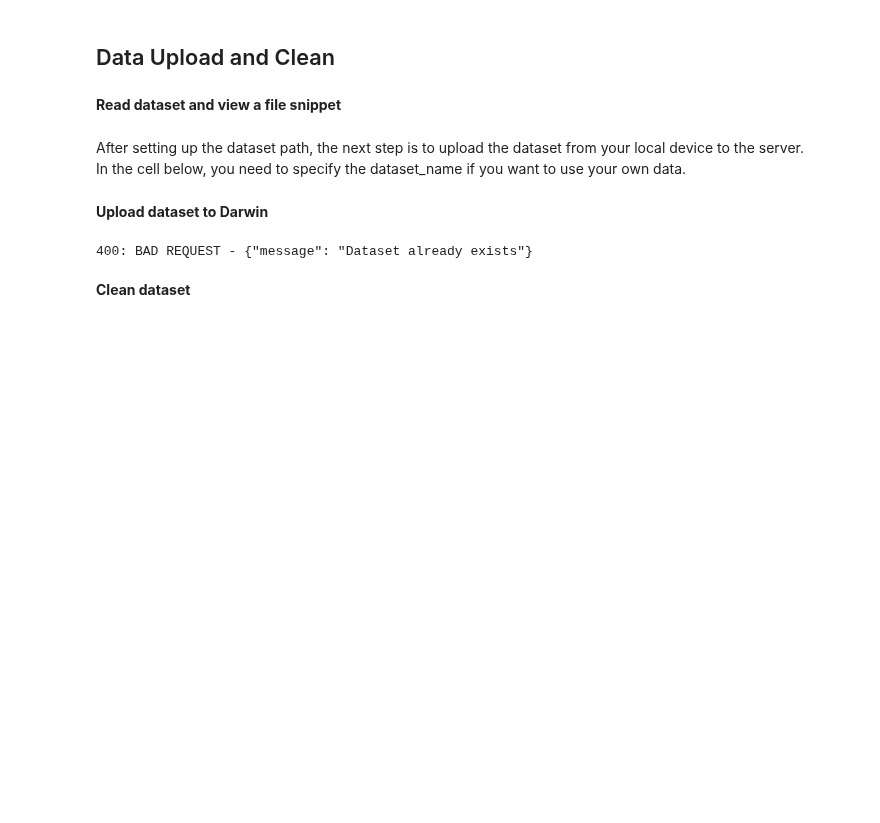
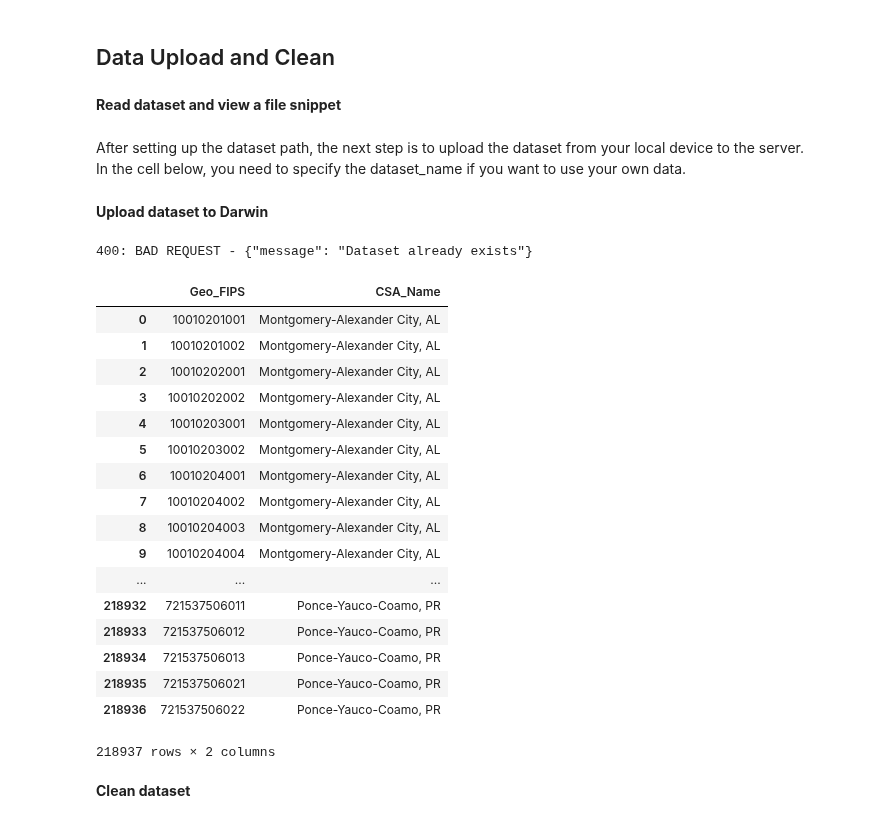
Before and after one commit to Mendez01/DarwinProject, a Jupyter notebook: DarwinProject.ipynb, the cells around one changed output. Drawn from its saved outputs; the diff is of its cells as text; code cells hidden in the pictures; blank space fills up the shorter version.

```diff
--- a/DarwinProject.ipynb
+++ b/DarwinProject.ipynb
@@ -74,6 +251,16 @@ Some of the most common administrative/legal and statistical geographic entities
 After setting up the dataset path, the next step is to upload the dataset from your local device to the server. <br> In the cell below, you need to specify the dataset_name if you want to use your own data.
 # %% [markdown]
 **Upload dataset to Darwin**
+# %%
+# Set path to datasets - The default below assumes Jupyter was started from amb-sdk/examples/Enterprise/
+# Modify accordingly if you wish to use your own data
+path='./'
+dataset_name='mergedData.csv'
+
+# A timestamp is used to create a unique name in the event you execute the workflow multiple times or with
+# different datasets.  File names must be unique in Darwin.
+import datetime
+ts = '{:%Y%m%d%H%M%S}'.format(datetime.datetime.now())
 # %%
 # Upload dataset
 status, dataset = ds.upload_dataset(os.path.join(path, dataset_name))
@@ -81,6 +268,34 @@ if not status:
     print(dataset)
 # %% [output]
 400: BAD REQUEST - {"message": "Dataset already exists"}
+# %%
+# Preview dataset
+df = pd.read_csv(os.path.join(path, dataset_name))
+df.head()
+#print(list(df.isnull().sum()))
+#print(max(df.isnull().sum())-len(df))
+#print(list(df))
+#print(df.iloc[:,0])
+display(df[['Geo_FIPS','CSA_Name']])
+# %% [output]
+|  | Geo_FIPS | CSA_Name |
+| 0 | 10010201001 | Montgomery-Alexander City, AL |
+| 1 | 10010201002 | Montgomery-Alexander City, AL |
+| 2 | 10010202001 | Montgomery-Alexander City, AL |
+| 3 | 10010202002 | Montgomery-Alexander City, AL |
+| 4 | 10010203001 | Montgomery-Alexander City, AL |
+| 5 | 10010203002 | Montgomery-Alexander City, AL |
+| 6 | 10010204001 | Montgomery-Alexander City, AL |
+| 7 | 10010204002 | Montgomery-Alexander City, AL |
+| 8 | 10010204003 | Montgomery-Alexander City, AL |
+| 9 | 10010204004 | Montgomery-Alexander City, AL |
+| ... | ... | ... |
+| 218932 | 721537506011 | Ponce-Yauco-Coamo, PR |
+| 218933 | 721537506012 | Ponce-Yauco-Coamo, PR |
+| 218934 | 721537506013 | Ponce-Yauco-Coamo, PR |
+| 218935 | 721537506021 | Ponce-Yauco-Coamo, PR |
+| 218936 | 721537506022 | Ponce-Yauco-Coamo, PR |
+218937 rows × 2 columns
 # %% [markdown]
 **Clean dataset**
 # %%
```
Also changed, not shown: parts of 30 cells of this notebook.
